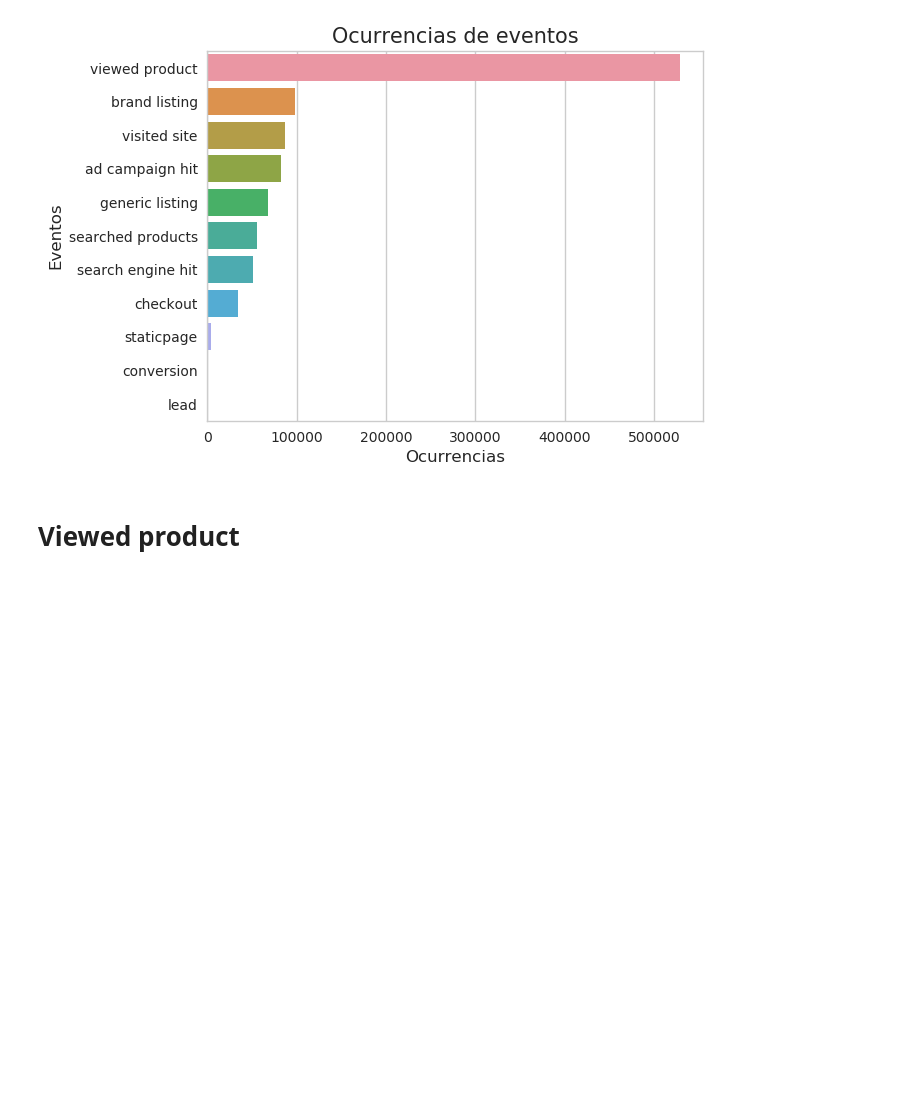
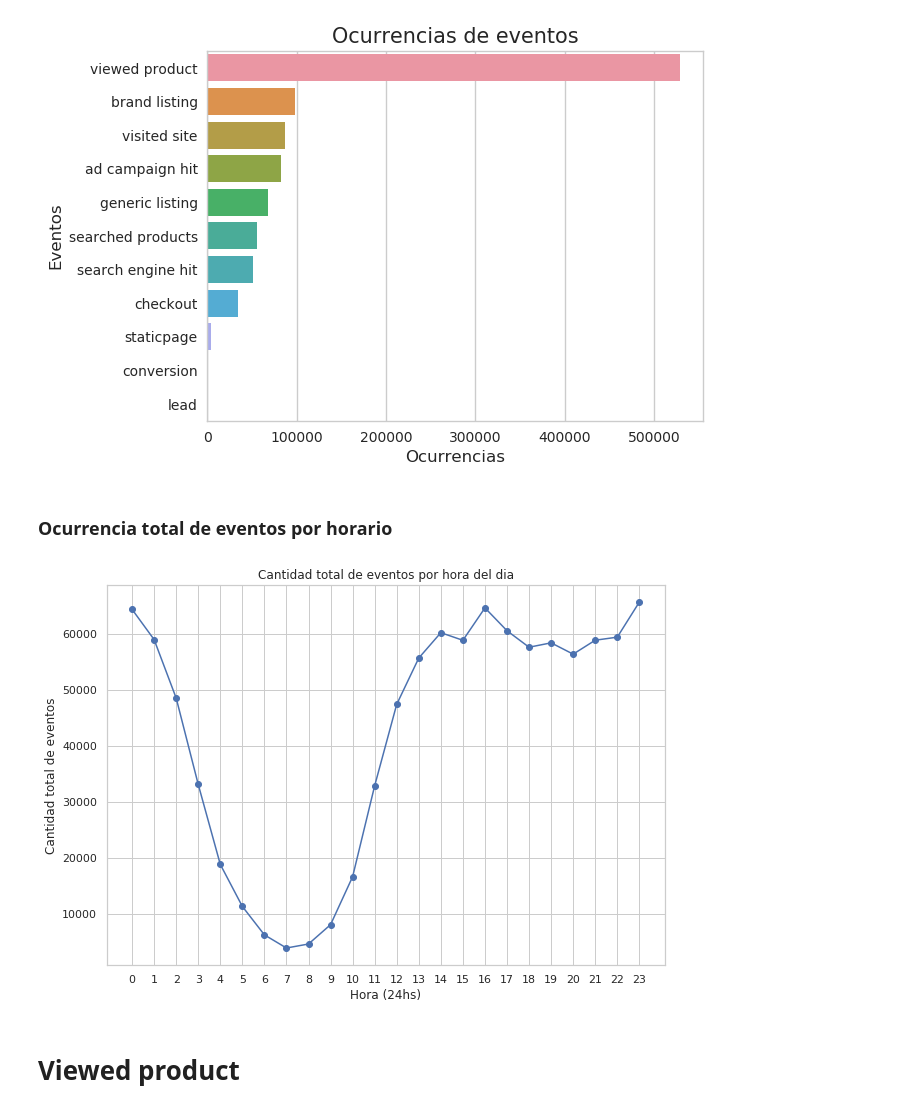
Before and after one commit to sebalogue/tp1-datos, a Jupyter notebook: TP1 - Notebook principal .ipynb, the cells around one changed output. Drawn from its saved outputs; the diff is of its cells as text; code cells hidden in the pictures; blank space fills up the shorter version.

```diff
--- a/TP1 - Notebook principal .ipynb
+++ b/TP1 - Notebook principal .ipynb
@@ -159,6 +159,21 @@ g.set_ylabel("Eventos", fontsize=12)
 # %% [output]
 Text(0,0.5,'Eventos')
 [figure]
+# %% [markdown]
+### Ocurrencia total de eventos por horario
+# %%
+#Seba
+
+tf_hr = tf.filter(items = ['country','timestamp_datetime', 'event'])
+
+tf_hr['hour'] = tf_hr['timestamp_datetime'].dt.hour
+
+g = tf_hr['hour'].value_counts(sort=False).plot(kind='line', figsize=(10, 7), grid=True, style="-o")
+g.set(xlabel='Hora (24hs)', ylabel='Cantidad total de eventos', title='Cantidad total de eventos por hora del dia')
+
+plt.xticks(range(0, 24));
+# %% [output]
+[figure, added]
 # %%
 # Analizo el evento viewed product y brand listing.
 # %% [markdown]
```
Also changed, not shown: parts of 46 cells of this notebook.
